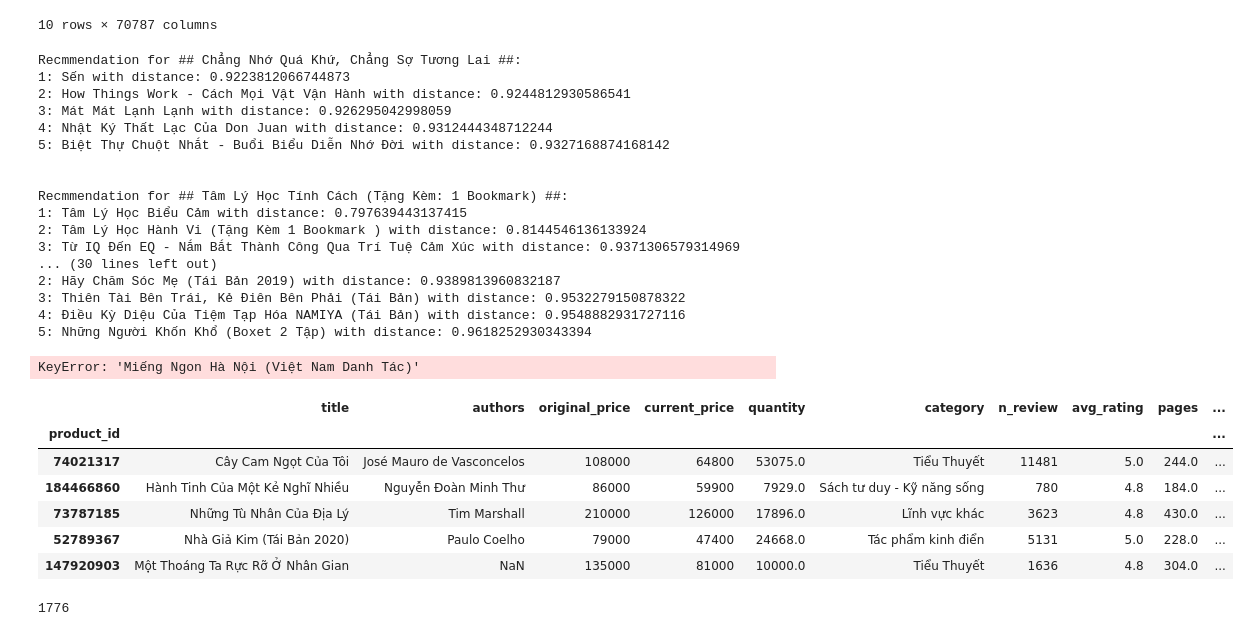
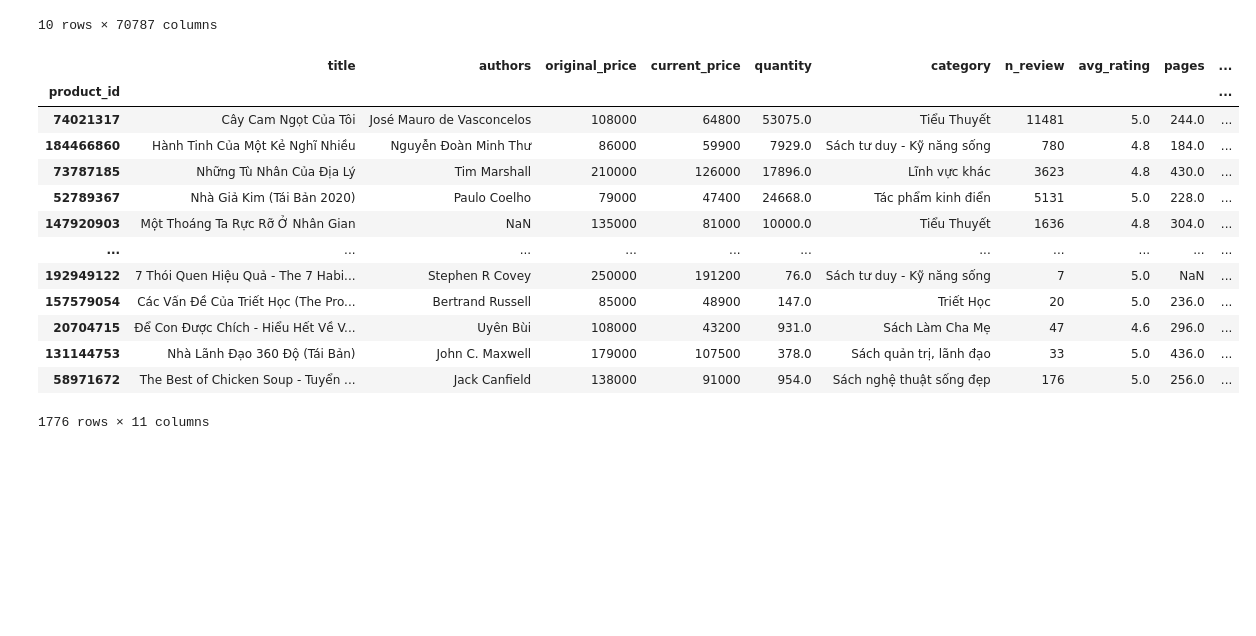
Before and after one commit to trungluong12/LTCKHDL_FinalProject, a Jupyter notebook: FinalProject.ipynb, the cells around one changed output. Drawn from its saved outputs; the diff is of its cells as text; code cells hidden in the pictures; blank space fills up the shorter version.

```diff
--- a/FinalProject.ipynb
+++ b/FinalProject.ipynb
@@ -427,7 +425,7 @@ cate = {'Sách văn học': ['Du ký','Light novel','Phê Bình - Lý Luận Vă
   'Sách Nấu ăn']}
 # %%
 
-category = pd.read_csv('category')
+category = pd.read_csv('Category')
 category.columns = ['Category','SubCategory']
 category['SubCategory'] = category['SubCategory'].apply(lambda x: x.split(';'))
 # %% [markdown]
@@ -527,53 +516,17 @@ model_knn = knn.fit(pivot_matrix)
-# %%
-for n in range(5):
-    query_index = np.random.choice(pivot_table.shape[0])
-    #print(n, query_index)
-    distance, indice = model_knn.kneighbors(pivot_table.iloc[query_index,:].values.reshape(1,-1), n_neighbors=6)
-    for i in range(0, len(distance.flatten())):
-        if  i == 0:
-            print('Recmmendation for ## {0} ##:'.format(pivot_table.index[query_index]))
-        else:
-            print('{0}: {1} with distance: {2}'.format(i,pivot_table.index[indice.flatten()[i]],distance.flatten()[i]))
-    print('\n')
-
-distance, indice = model_knn.kneighbors(pivot_table.loc['Cây Cam Ngọt Của Tôi',:].values.reshape(1,-1), n_neighbors=6)
-for i in range(0, len(distance.flatten())):
-        if  i == 0:
-            print('Recmmendation for ## {0} ##:'.format('Cây Cam Ngọt Của Tôi'))
-        else:
-            print('{0}: {1} with distance: {2}'.format(i,pivot_table.index[indice.flatten()[i]],distance.flatten()[i]))
-# %% [output]
-Recmmendation for ## Chẳng Nhớ Quá Khứ, Chẳng Sợ Tương Lai ##:
-1: Sến with distance: 0.9223812066744873
-2: How Things Work - Cách Mọi Vật Vận Hành with distance: 0.9244812930586541
-3: Mát Mát Lạnh Lạnh with distance: 0.926295042998059
-4: Nhật Ký Thất Lạc Của Don Juan with distance: 0.9312444348712244
-5: Biệt Thự Chuột Nhắt - Buổi Biểu Diễn Nhớ Đời with distance: 0.9327168874168142
-
-
-Recmmendation for ## Tâm Lý Học Tính Cách (Tặng Kèm: 1 Bookmark) ##:
-1: Tâm Lý Học Biểu Cảm with distance: 0.797639443137415
-2: Tâm Lý Học Hành Vi (Tặng Kèm 1 Bookmark ) with distance: 0.8144546136133924
-3: Từ IQ Đến EQ - Nắm Bắt Thành Công Qua Trí Tuệ Cảm Xúc with distance: 0.9371306579314969
-... (30 lines left out)
-2: Hãy Chăm Sóc Mẹ (Tái Bản 2019) with distance: 0.9389813960832187
-3: Thiên Tài Bên Trái, Kẻ Điên Bên Phải (Tái Bản) with distance: 0.9532279150878322
-4: Điều Kỳ Diệu Của Tiệm Tạp Hóa NAMIYA (Tái Bản) with distance: 0.9548882931727116
-5: Những Người Khốn Khổ (Boxet 2 Tập) with distance: 0.9618252930343394
-# %%
-movie_watched = pivot_table["Miếng Ngon Hà Nội (Việt Nam Danh Tác)"]
-similarity_with_other_movies = pivot_table.corrwith(movie_watched)  # find correlation between "Bad Boys (1995)" and other movies
-similarity_with_other_movies = similarity_with_other_movies.sort_values(ascending=False)
-similarity_with_other_movies.head()
-# %% [output]
-KeyError: 'Miếng Ngon Hà Nội (Việt Nam Danh Tác)'
 # %%
-book_df.head()
+book_df
 # %% [output]
 |  | title | authors | original_price | current_price | quantity | category | n_review | avg_rating | pages | ... |
 | product_id |  |  |  |  |  |  |  |  |  | ... |
 | 74021317 | Cây Cam Ngọt Của Tôi | José Mauro de Vasconcelos | 108000 | 64800 | 53075.0 | Tiểu Thuyết | 11481 | 5.0 | 244.0 | ... |
 | 184466860 | Hành Tinh Của Một Kẻ Nghĩ Nhiều | Nguyễn Đoàn Minh Thư | 86000 | 59900 | 7929.0 | Sách tư duy - Kỹ năng sống | 780 | 4.8 | 184.0 | ... |
 | 73787185 | Những Tù Nhân Của Địa Lý | Tim Marshall | 210000 | 126000 | 17896.0 | Lĩnh vực khác | 3623 | 4.8 | 430.0 | ... |
 | 52789367 | Nhà Giả Kim (Tái Bản 2020) | Paulo Coelho | 79000 | 47400 | 24668.0 | Tác phẩm kinh điển | 5131 | 5.0 | 228.0 | ... |
 | 147920903 | Một Thoáng Ta Rực Rỡ Ở Nhân Gian | NaN | 135000 | 81000 | 10000.0 | Tiểu Thuyết | 1636 | 4.8 | 304.0 | ... |
+| ... | ... | ... | ... | ... | ... | ... | ... | ... | ... | ... |
+| 192949122 | 7 Thói Quen Hiệu Quả - The 7 Habi... | Stephen R Covey | 250000 | 191200 | 76.0 | Sách tư duy - Kỹ năng sống | 7 | 5.0 | NaN | ... |
+| 157579054 | Các Vấn Đề Của Triết Học (The Pro... | Bertrand Russell | 85000 | 48900 | 147.0 | Triết Học | 20 | 5.0 | 236.0 | ... |
+| 20704715 | Để Con Được Chích - Hiểu Hết Về V... | Uyên Bùi | 108000 | 43200 | 931.0 | Sách Làm Cha Mẹ | 47 | 4.6 | 296.0 | ... |
+| 131144753 | Nhà Lãnh Đạo 360 Độ (Tái Bản) | John C. Maxwell | 179000 | 107500 | 378.0 | Sách quản trị, lãnh đạo | 33 | 5.0 | 436.0 | ... |
+| 58971672 | The Best of Chicken Soup - Tuyển ... | Jack Canfield | 138000 | 91000 | 954.0 | Sách nghệ thuật sống đẹp | 176 | 5.0 | 256.0 | ... |
+1776 rows × 11 columns
@@ -585,11 +532,0 @@ fillnabooks['soup'] = fillnabooks.apply(create_soup, axis=1)
-# %%
-from sklearn.feature_extraction.text import CountVectorizer
-from sklearn.metrics.pairwise import cosine_similarity
-
-count = CountVectorizer(stop_words='english')
-count_matrix = count.fit_transform(fillnabooks['soup'])
-
-cosine_sim2 = cosine_similarity(count_matrix, count_matrix)
-len(cosine_sim2)
-# %% [output]
-1776
```
Also changed, not shown: parts of 14 cells of this notebook.
